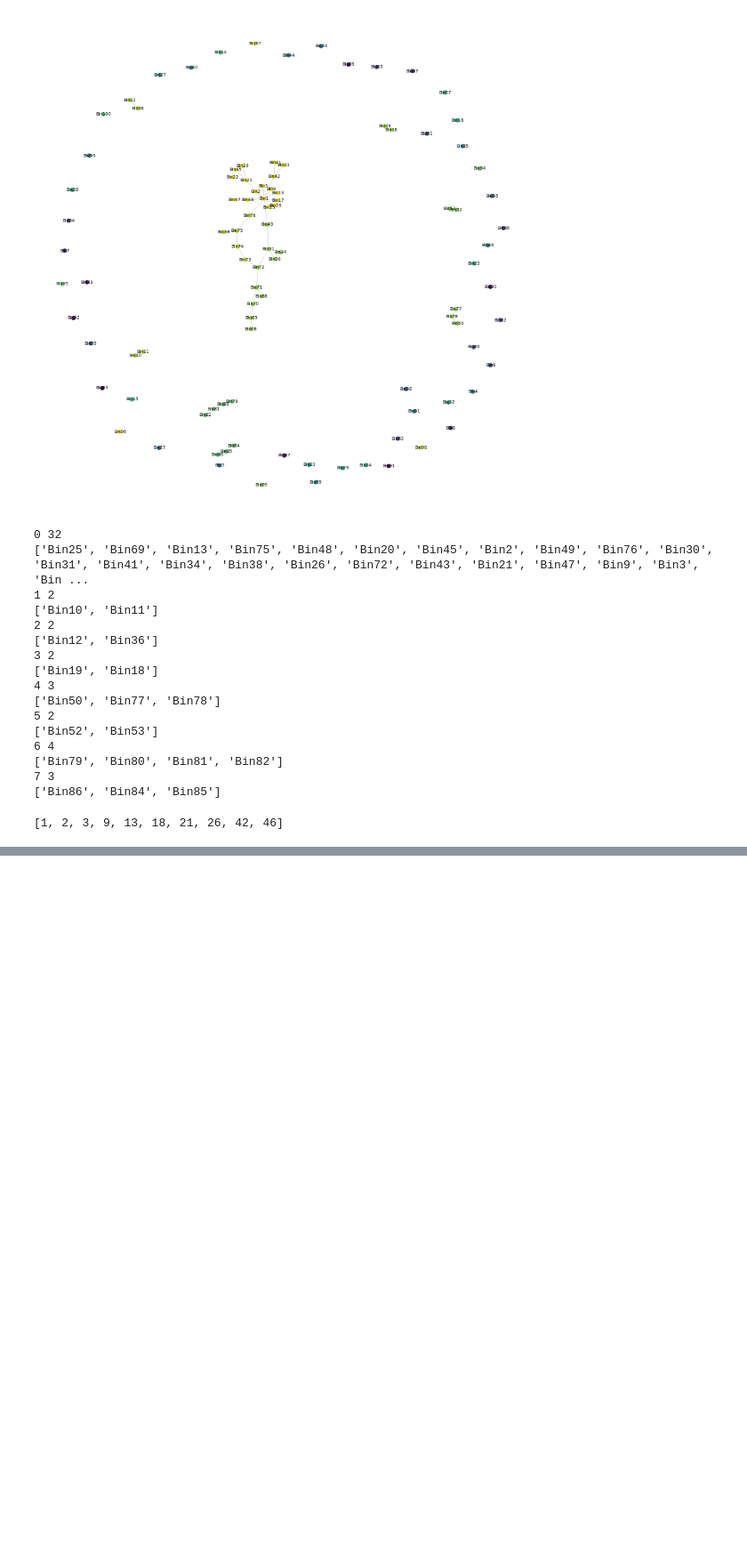
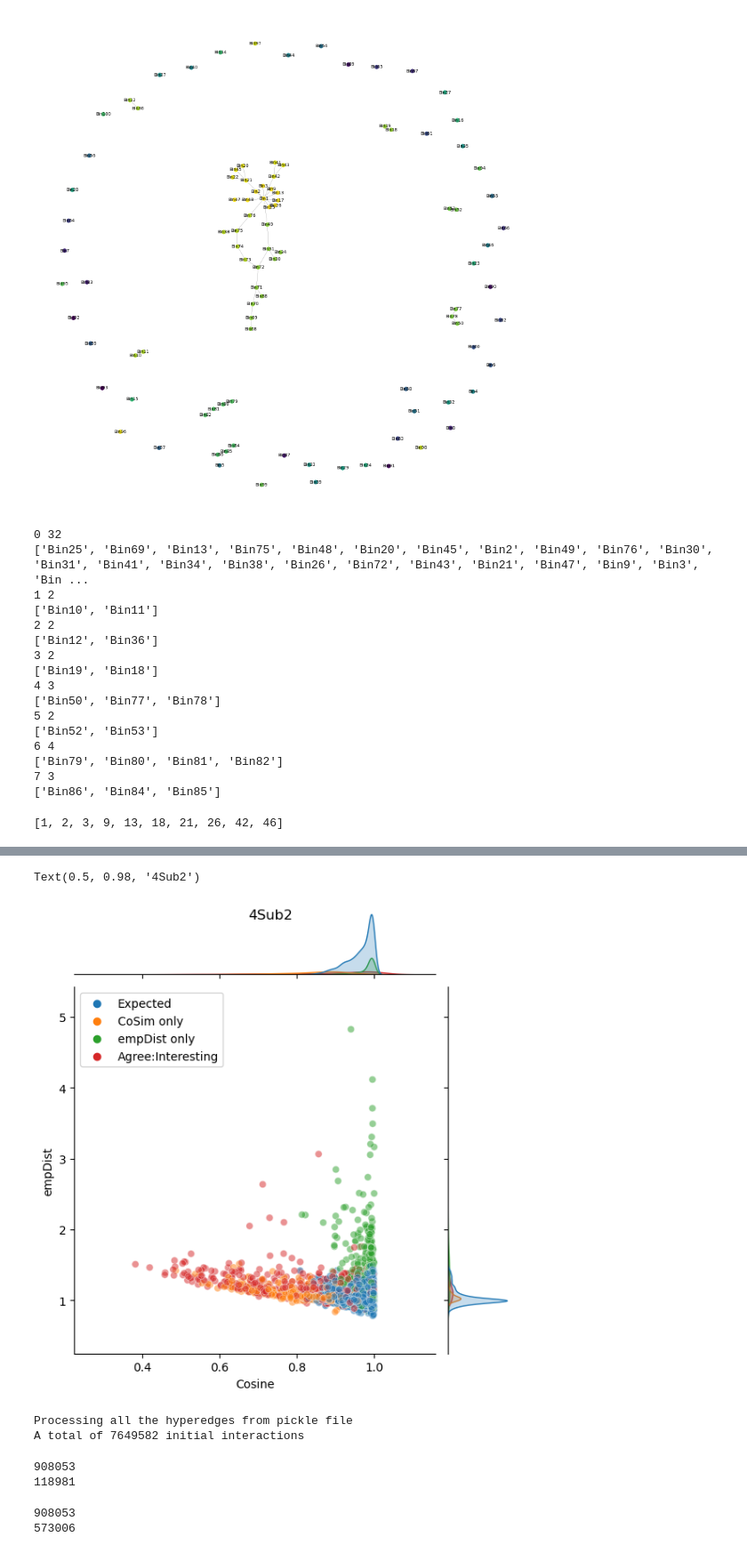
Before and after one commit to noush-joglekar/sporeC_prelim, a Jupyter notebook: scripts/jupyterNB/plotPrunedHG.ipynb, the cells around one changed output, grey strips where cells are left out. Shown at 89% size. Drawn from its saved outputs; the diff is of its cells as text; code cells hidden in the pictures; blank space fills up the shorter version.

```diff
--- a/scripts/jupyterNB/plotPrunedHG.ipynb
+++ b/scripts/jupyterNB/plotPrunedHG.ipynb
@@ -364,0 +451,80 @@ binVec
+# %%
+agreement_status = ["Agree:Interesting" if v1 == 1 and v2 == 1 else
+                    "CoSim only" if v1 == 1 else "empDist only" if v2 == 1
+                    else "Expected" for
+                    v1, v2 in zip(coSimFile['Status'], empdistStatus)]
+# %%
+#fig, axes = plt.subplots(1, 2, figsize=(8, 4))
+
+legend_order = ["Expected","CoSim only", "empDist only","Agree:Interesting"]
+
+#plt.figure(figsize=(8, 4))
+cos = coSimFile['4Sub2'][0:5000]
+empDist = empDistFile['4Sub2'][0:5000]
+j1 = sns.jointplot(x=cos, y=empDist, kind="scatter", hue=agreement_status[0:5000], hue_order=legend_order, alpha = 0.5)
+j1.set_axis_labels('Cosine', 'empDist', fontsize=10)
+j1.fig.suptitle("4Sub2")
+#axes[0].set_title('5Sub2')
+
+# cos = coSimFile['5Sub3'][0:2500]
+# empDist = empDistFile['5Sub3'][0:2500]
+# j2 = sns.jointplot(x=cos, y=empDist, kind="scatter", hue=agreement_status,hue_order=legend_order, alpha = 0.5)
+# j2.set_axis_labels('Cosine', 'empDist', fontsize=10)
+# j2.fig.suptitle("5Sub3")
+# #axes[1].set_title('5Sub3')
+
+# cos = coSimFile['5Sub4'][0:2500]
+# empDist = empDistFile['5Sub4'][0:2500]
+# j3 = sns.jointplot(x=cos, y=empDist, kind="scatter", hue=agreement_status, hue_order=legend_order, alpha = 0.5)
+# j3.set_axis_labels('Cosine', 'empDist', fontsize=10)
+# j3.fig.suptitle("5Sub4")
+# # plt.tight_layout()
+# # plt.show()
+# %% [output]
+Text(0.5, 0.98, '4Sub2')
+[figure, added]
+# %%
+with open(f'{dataDir}v2.makeCombinedHypergraphDicts/sample1/hyperEdges_1_500_750_final_chains.pkl','rb') as f:
+    hpEdges = pickle.load(f)
+
+print("Processing all the hyperedges from pickle file")
+hpKeys = [k for k in hpEdges.keys()]
+print("A total of",len(hpKeys),"initial interactions")
+#keyCard = [len(item) for item in hpKeys_split]
+
+readSupport = [v[0] for v in hpEdges.values()]
+chainSupport = [v[1] for v in hpEdges.values()]
+readCards = [v[3] for v in hpEdges.values()]
+
+atLeastTwoChains = [i for i,x in enumerate(chainSupport) if x >=2]
+updatedDict = {hpKeys[i]:readSupport[i] for i in atLeastTwoChains}
+
+hpKeys = [k for k in updatedDict.keys()]
+hpKeys_split = [k.split("_") for k in updatedDict.keys()]
+keyCard = [readCards[i] for i in atLeastTwoChains]
+# %% [output]
+Processing all the hyperedges from pickle file
+A total of 7649582 initial interactions
+# %%
+print(len(agreement_status))
+consensusIx = [coSimFile['Edge_ix'][ix] for ix,x in enumerate(agreement_status) if x == "Agree:Interesting"]
+print(len(consensusIx))
+randList = random.sample(range(coSimFile.shape[0]),len(consensusIx))
+
+subsetKeys = [hpKeys[ix] for ix in consensusIx]
+subsetKeyCard = [keyCard[ix] for ix in consensusIx]
+# %% [output]
+908053
+118981
+# %%
+## BORING (expected) READS as control
+print(len(agreement_status))
+consensusIx = [coSimFile['Edge_ix'][ix] for ix,x in enumerate(agreement_status) if x == "Expected"]
+print(len(consensusIx))
+randList = random.sample(range(coSimFile.shape[0]),len(consensusIx))
+
+subsetKeys = [hpKeys[ix] for ix in consensusIx]
+subsetKeyCard = [keyCard[ix] for ix in consensusIx]
+# %% [output]
+908053
+573006
```
Also changed, not shown: parts of 22 cells of this notebook.
